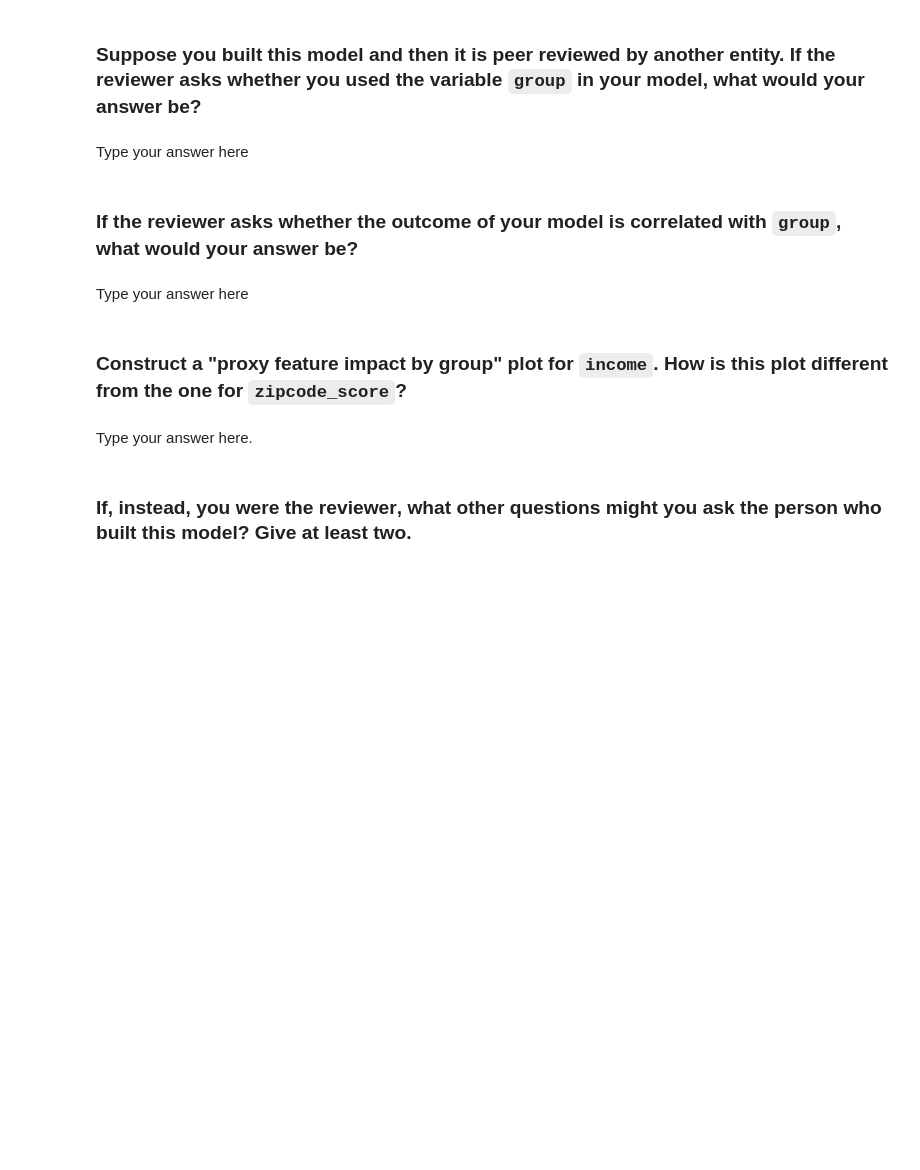
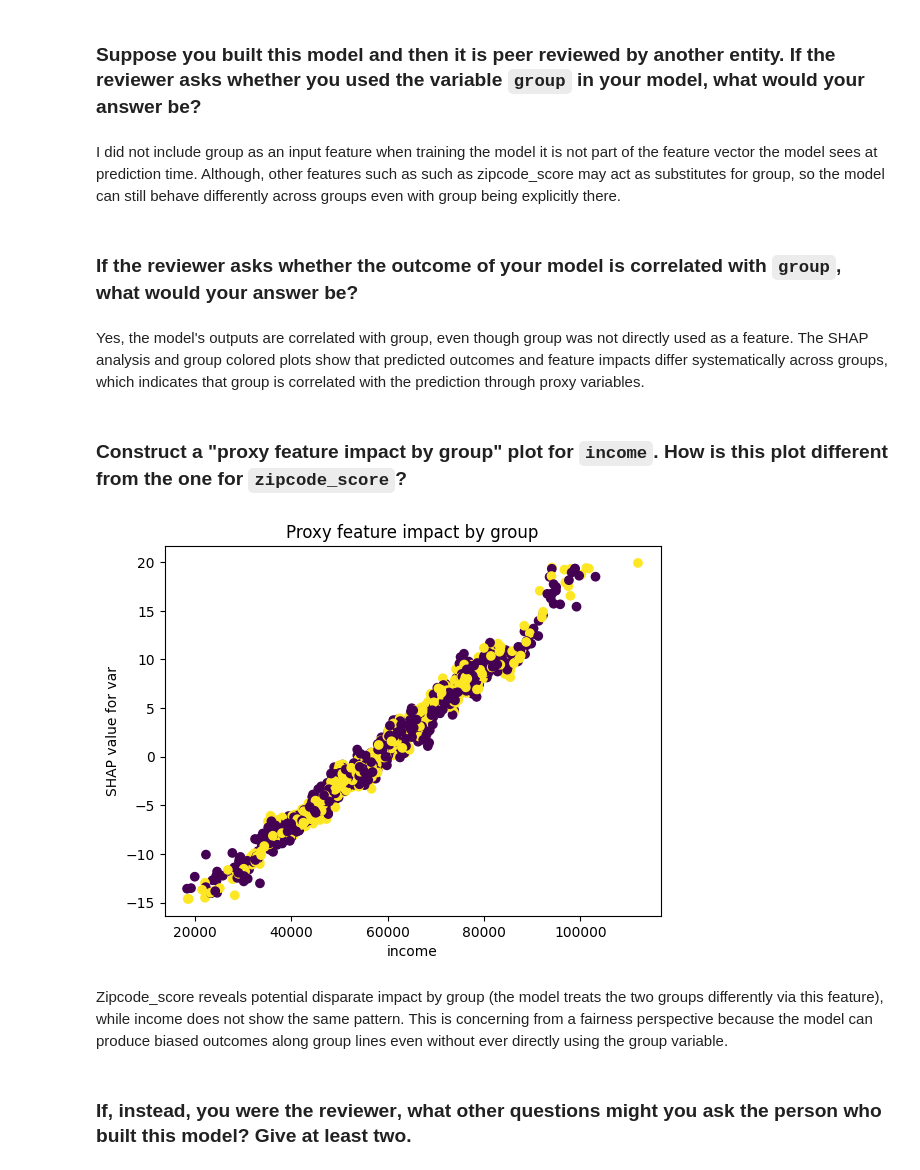
Before and after one commit to batmandoescalc/code_3000, a Jupyter notebook: mod04_bias.ipynb, the cells around one changed output. Cells and saved outputs as stored; diff of their text form; code cells hidden in the pictures; blank space fills up the shorter version.

```diff
--- a/mod04_bias.ipynb
+++ b/mod04_bias.ipynb
@@ -82,17 +93,19 @@ Type your answer here
 # %% [markdown]
 ### Suppose you built this model and then it is peer reviewed by another entity. If the reviewer asks whether you used the variable `group` in your model, what would your answer be?
 # %% [markdown]
-Type your answer here
+I did not include group as an input feature when training the model it is not part of the feature vector the model sees at prediction time. Although, other features such as such as zipcode_score may act as substitutes for group, so the model can still behave differently across groups even with group being explicitly there.
 # %% [markdown]
 ### If the reviewer asks whether the outcome of your model is correlated with `group`, what would your answer be?
 # %% [markdown]
-Type your answer here
+Yes, the model's outputs are correlated with group, even though group was not directly used as a feature. The SHAP analysis and group colored plots show that predicted outcomes and feature impacts differ systematically across groups, which indicates that group is correlated with the prediction through proxy variables.
 # %% [markdown]
 ### Construct a "proxy feature impact by group" plot for `income`. How is this plot different from the one for `zipcode_score`?
 # %%
-Type your code here.
+plot_shap("income")
+# %% [output]
+[figure, added]
 # %% [markdown]
-Type your answer here.
+Zipcode_score reveals potential disparate impact by group (the model treats the two groups differently via this feature), while income does not show the same pattern. This is concerning from a fairness perspective because the model can produce biased outcomes along group lines even without ever directly using the group variable.
 # %% [markdown]
 ### If, instead, you were the **reviewer**, what other questions might you ask the person who built this model? Give at least two.
 # %% [markdown]
```
Also changed, not shown: parts of 6 cells of this notebook.
